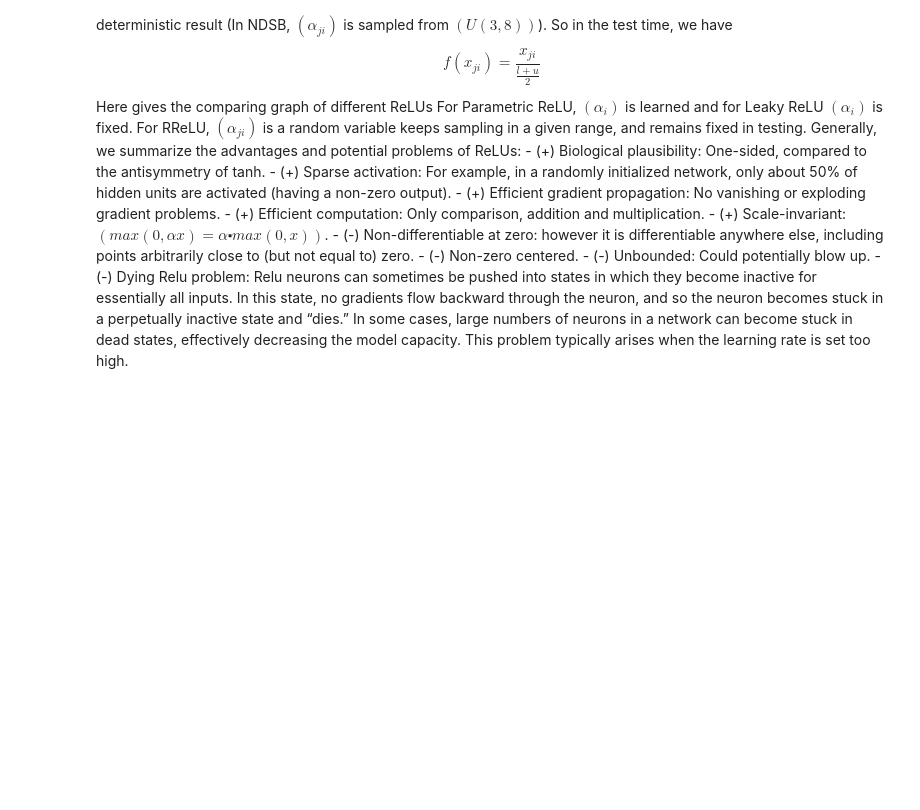
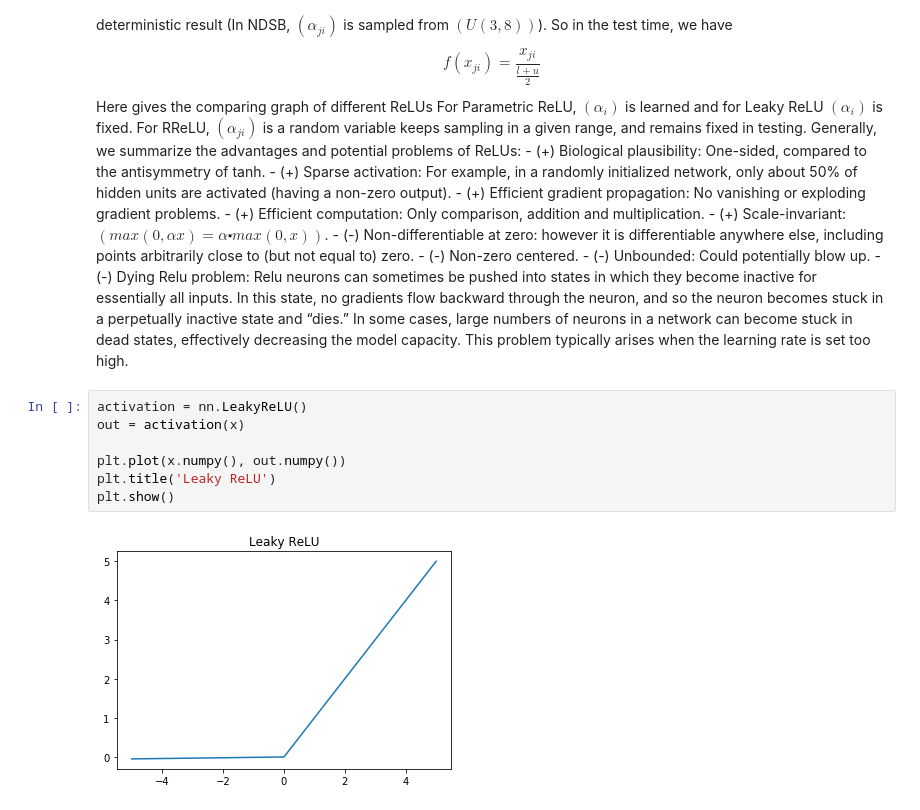
Before and after one commit to rashed091/NeuralNetwork, a Jupyter notebook: Lecture07 - Activation Functions.ipynb, the cells around one changed output. Drawn from its saved outputs; the diff is of its cells as text; blank space fills up the shorter version.

```diff
--- a/Lecture07 - Activation Functions.ipynb
+++ b/Lecture07 - Activation Functions.ipynb
@@ -70,6 +103,15 @@ $$
 f(x_{ji})=\frac{x_{ji}}{\frac{l+u}{2}}
 $$
 Here gives the comparing graph of different ReLUs  For Parametric ReLU, $(\alpha_{i})$ is learned and for Leaky ReLU $(\alpha_{i})$ is fixed. For RReLU, $(\alpha_{ji})$ is a random variable keeps sampling in a given range, and remains fixed in testing. Generally, we summarize the advantages and potential problems of ReLUs: - (+) Biological plausibility: One-sided, compared to the antisymmetry of tanh. - (+) Sparse activation: For example, in a randomly initialized network, only about 50% of hidden units are activated (having a non-zero output). - (+) Efficient gradient propagation: No vanishing or exploding gradient problems. - (+) Efficient computation: Only comparison, addition and multiplication. - (+) Scale-invariant: $(max(0,\alpha x)=\alpha\centerdot max(0,x))$. - (-) Non-differentiable at zero: however it is differentiable anywhere else, including points arbitrarily close to (but not equal to) zero. - (-) Non-zero centered. - (-) Unbounded: Could potentially blow up. - (-) Dying Relu problem: Relu neurons can sometimes be pushed into states in which they become inactive for essentially all inputs. In this state, no gradients flow backward through the neuron, and so the neuron becomes stuck in a perpetually inactive state and “dies.” In some cases, large numbers of neurons in a network can become stuck in dead states, effectively decreasing the model capacity. This problem typically arises when the learning rate is set too high.
+# %%
+activation = nn.LeakyReLU()
+out = activation(x)
+
+plt.plot(x.numpy(), out.numpy())
+plt.title('Leaky ReLU')
+plt.show()
+# %% [output]
+[figure, added]
 # %% [markdown]
 ### Maxout
 Some other types of units that do not have the functional form $(f(w^{T}x+b))$ where a non-linearity is applied on the dot product between the weights and the data. One relatively popular choice is the Maxout neuron that generalizes the ReLU and its leaky version. The Maxout neuron computes the function
```
Also changed, not shown: parts of 7 cells of this notebook.
